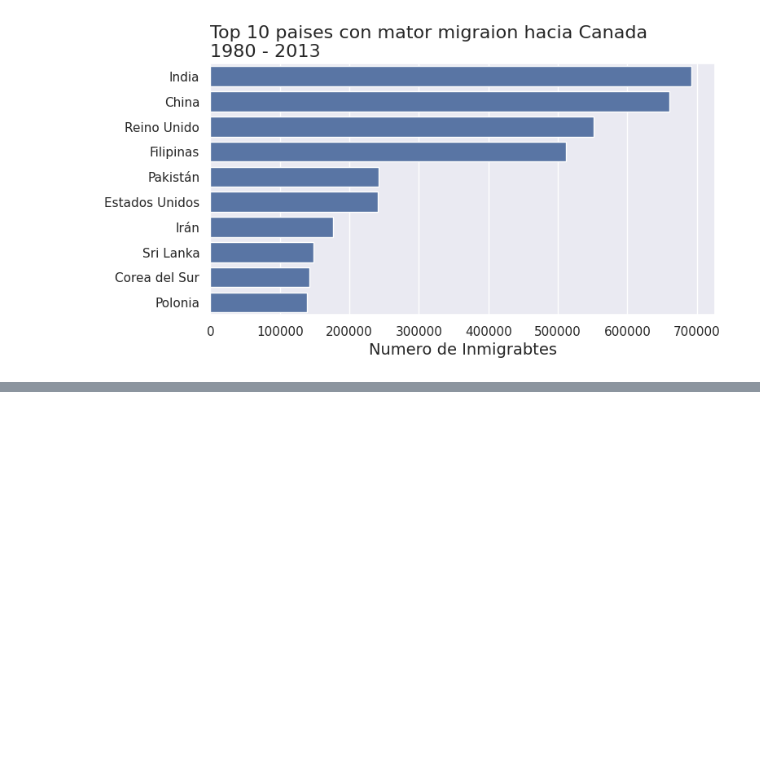
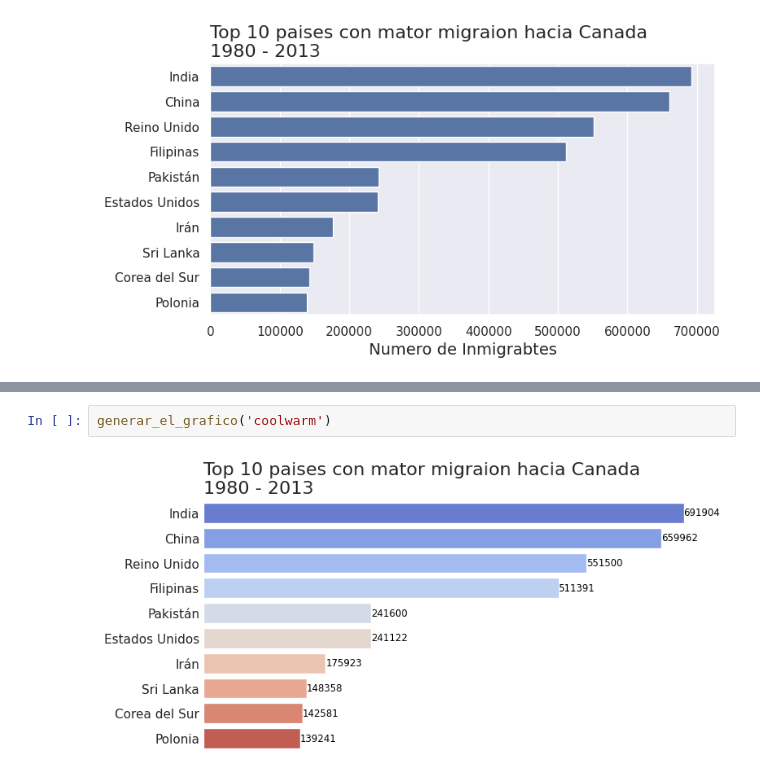
Before and after one commit to diego2003-her14/cursos-alura-ciencia-de-datos, a Jupyter notebook: visualizacion_de_datos_con_python.ipynb, the cells around one changed output, grey strips where cells are left out. Drawn from its saved outputs; the diff is of its cells as text; blank space fills up the shorter version.

```diff
--- a/visualizacion_de_datos_con_python.ipynb
+++ b/visualizacion_de_datos_con_python.ipynb
@@ -434,0 +466,4 @@ plt.show()
+# %%
+generar_el_grafico('coolwarm')
+# %% [output]
+[figure, added]
```
Also changed, not shown: parts of 20 cells of this notebook.
